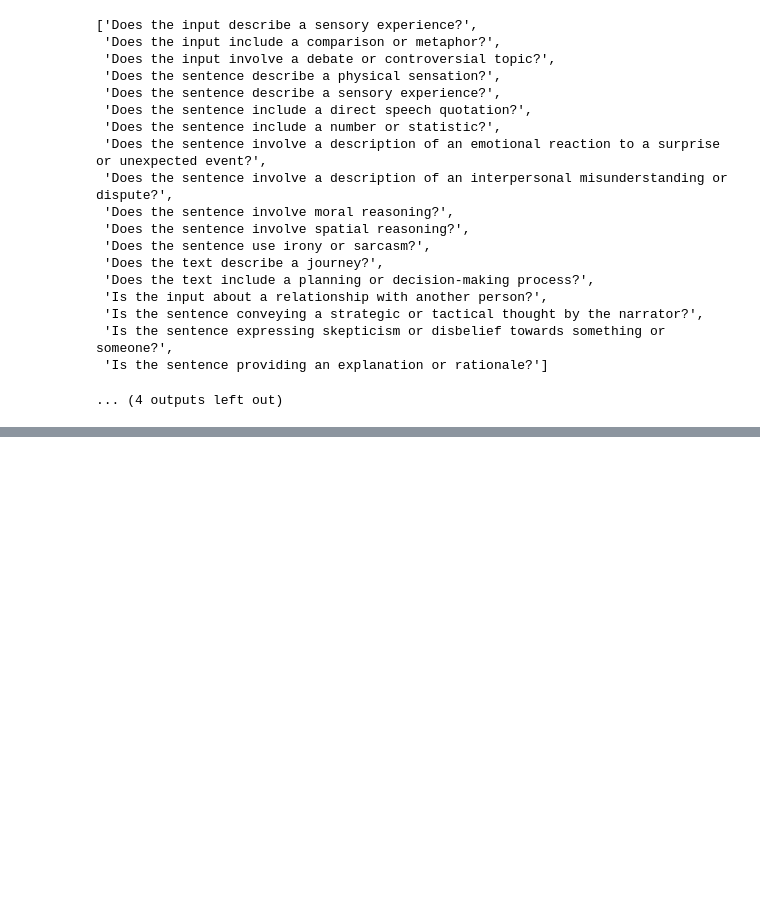
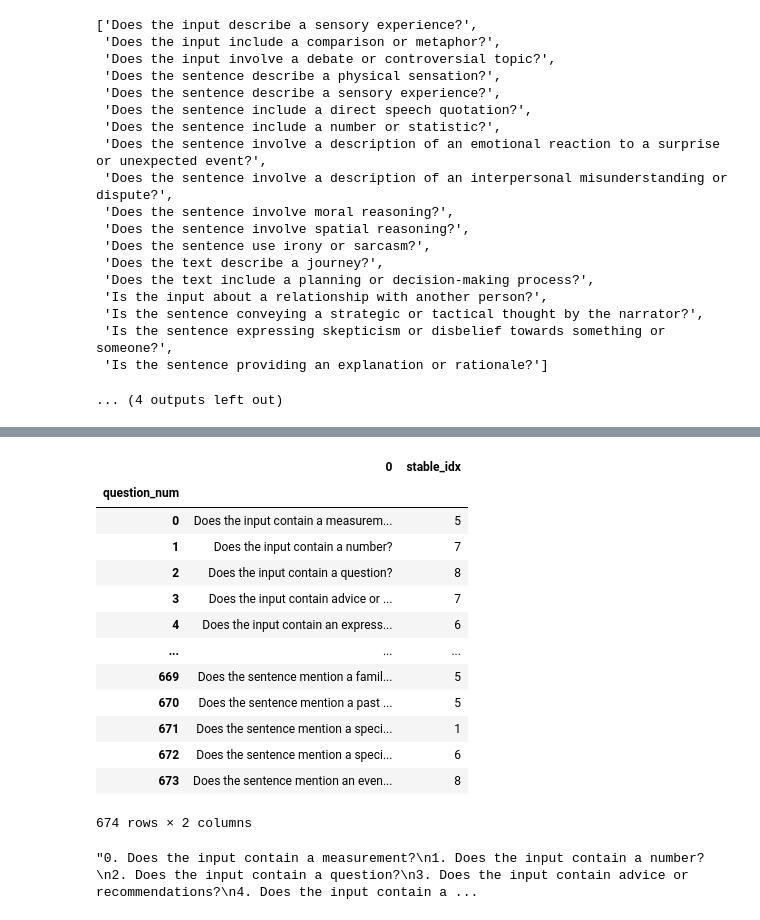
Before and after one commit to csinva/fmri, a Jupyter notebook: notebooks/10_sparse_stability.ipynb, the cells around one changed output, grey strips where cells are left out. Cells and saved outputs as stored; diff of their text form; code cells hidden in the pictures; blank space fills up the shorter version.

```diff
--- a/notebooks/10_sparse_stability.ipynb
+++ b/notebooks/10_sparse_stability.ipynb
@@ -177,0 +215,17 @@ for i in range(4):
+# %%
+df
+# %% [output]
+|  | 0 | stable_idx |
+| question_num |  |  |
+| 0 | Does the input contain a measurem... | 5 |
+| 1 | Does the input contain a number? | 7 |
+| 2 | Does the input contain a question? | 8 |
+| 3 | Does the input contain advice or ... | 7 |
+| 4 | Does the input contain an express... | 6 |
+| ... | ... | ... |
+| 669 | Does the sentence mention a famil... | 5 |
+| 670 | Does the sentence mention a past ... | 5 |
+| 671 | Does the sentence mention a speci... | 1 |
+| 672 | Does the sentence mention a speci... | 6 |
+| 673 | Does the sentence mention an even... | 8 |
+674 rows × 2 columns
@@ -177,0 +236,4 @@ for i in range(4):
+# %%
+s
+# %% [output]
+"0. Does the input contain a measurement?\n1. Does the input contain a number?\n2. Does the input contain a question?\n3. Does the input contain advice or recommendations?\n4. Does the input contain a ...
```
Also changed, not shown: parts of 6 cells of this notebook, 7 other files.
